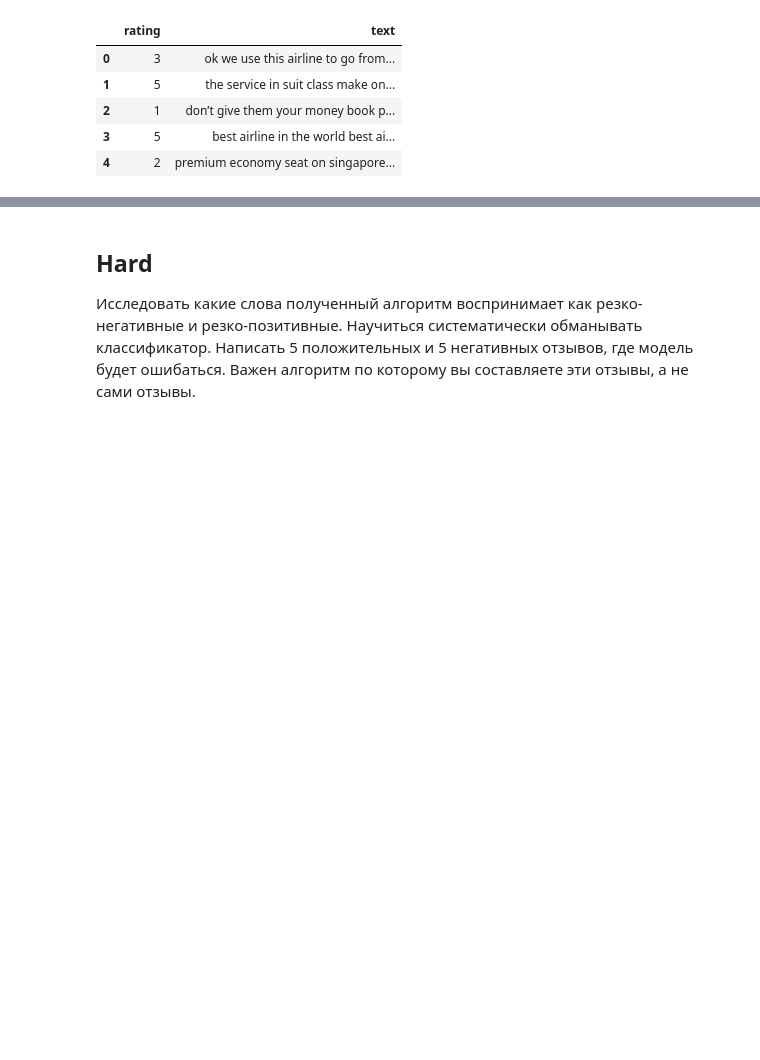
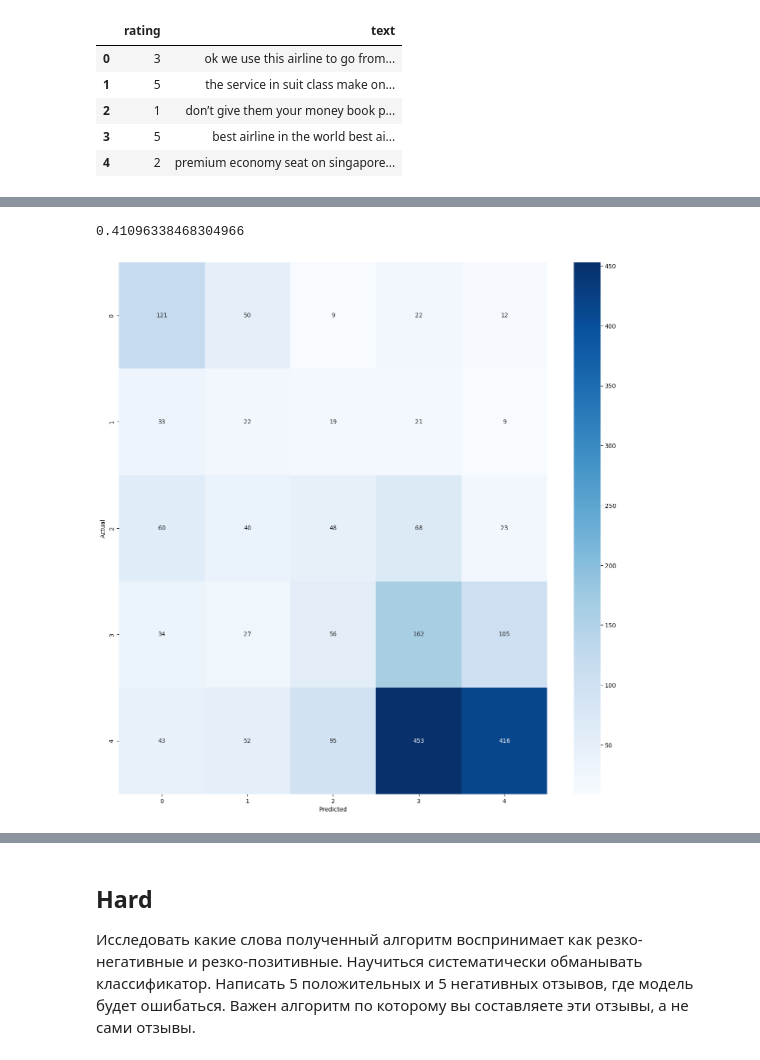
Before and after one commit to setday/HSE_ML_HW2024, a Jupyter notebook: notebooks/06-homework.ipynb, the cells around one changed output, grey strips where cells are left out. Drawn from its saved outputs; the diff is of its cells as text; code cells hidden in the pictures; blank space fills up the shorter version.

```diff
--- a/notebooks/06-homework.ipynb
+++ b/notebooks/06-homework.ipynb
@@ -196,0 +231,8 @@ pipeline.fit(x_train, y_train)
+# %%
+model_SVM_R = SVC(kernel='rbf', max_iter=max_iter//100, cache_size=4000, random_state=113)
+model_SVM_R.fit(x_train, y_train)
+
+show_accuracy(y_test, model_SVM_R.predict(x_test.reshape(x_test.shape[0], -1)))
+# %% [output]
+0.41096338468304966
+[figure, added]
```
Also changed, not shown: parts of 15 cells of this notebook.
